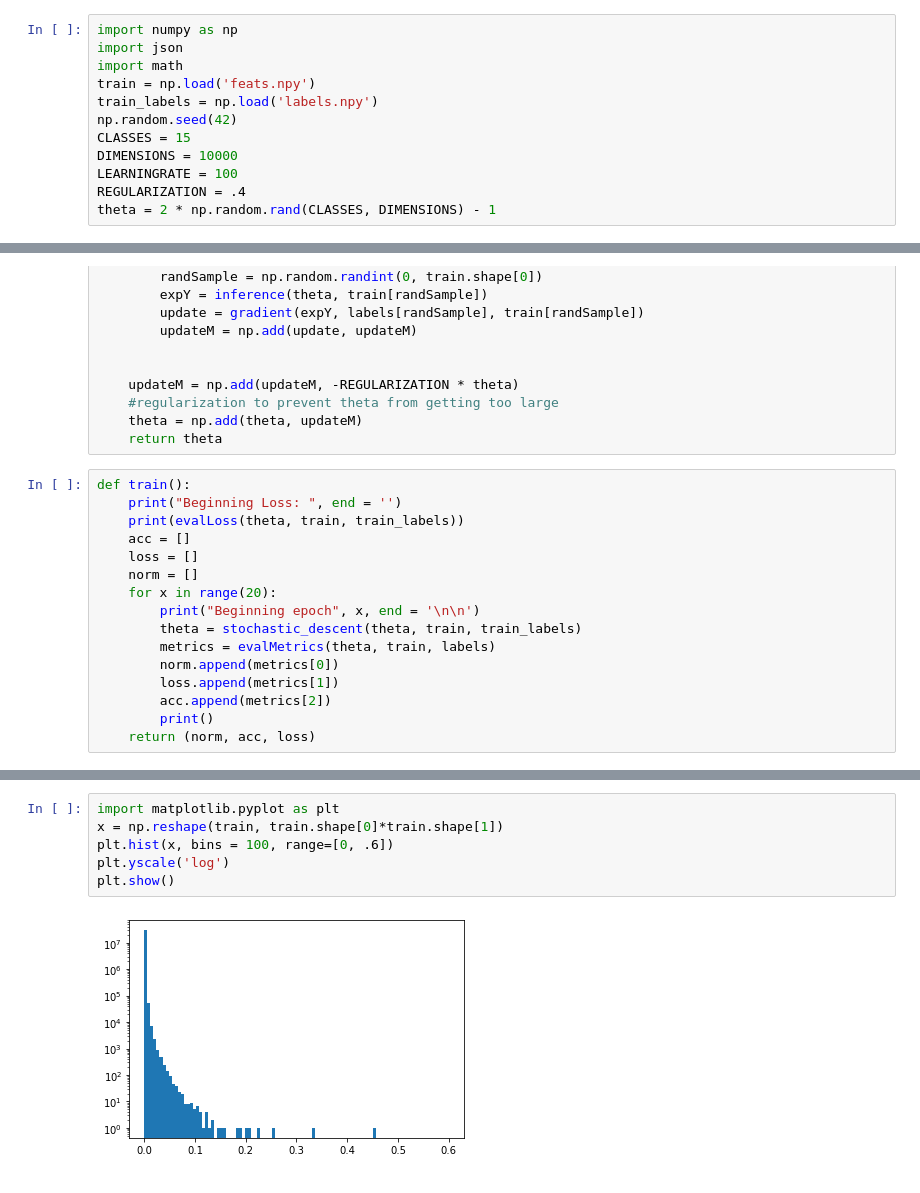
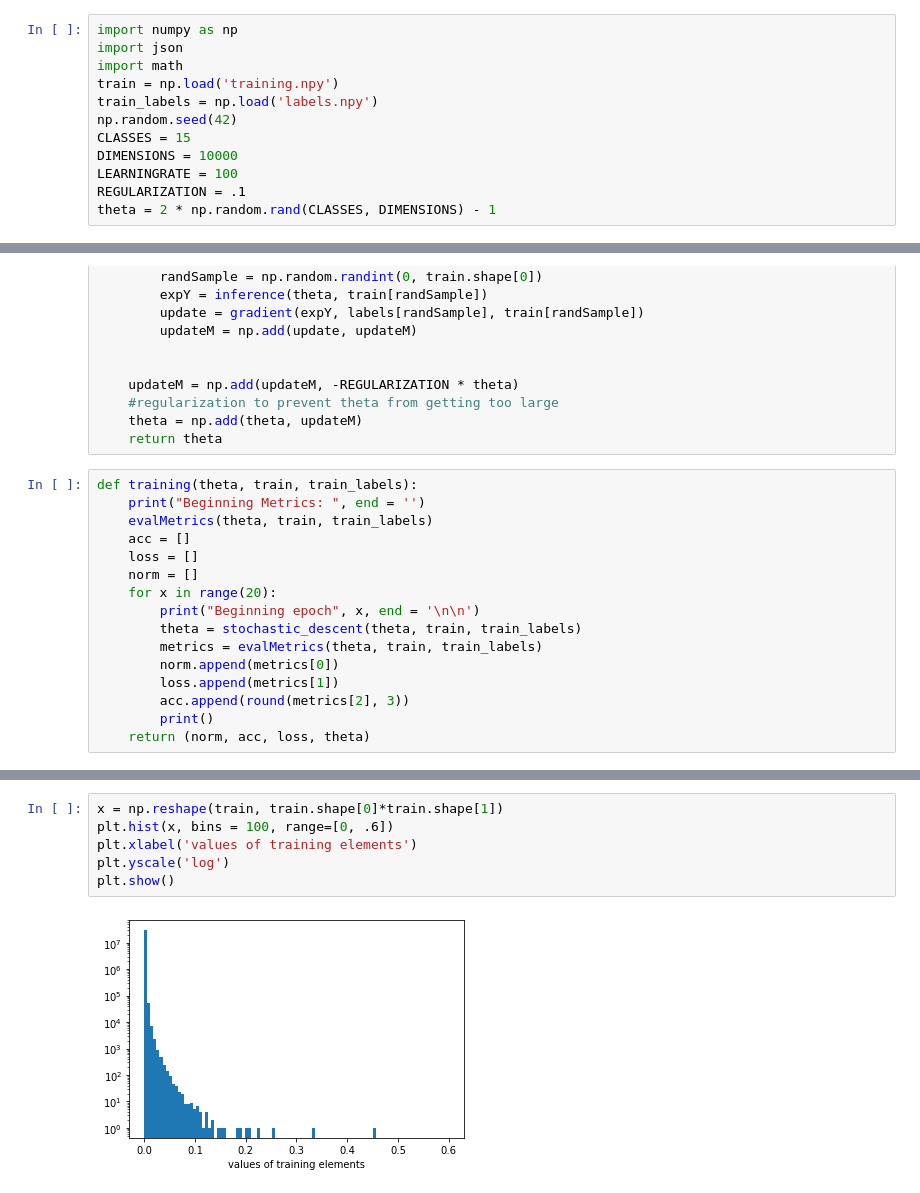
Before and after one commit to ezhang7423/neuralnet-from-scratch, a Jupyter notebook: main.ipynb, the cells around one changed output, grey strips where cells are left out. Drawn from its saved outputs; the diff is of its cells as text.

```diff
--- a/main.ipynb
+++ b/main.ipynb
@@ -2,13 +2,13 @@
 import numpy as np
 import json
 import math
-train = np.load('feats.npy')
+train = np.load('training.npy')
 train_labels = np.load('labels.npy')
 np.random.seed(42)
 CLASSES = 15
 DIMENSIONS = 10000
 LEARNINGRATE = 100
-REGULARIZATION = .4
+REGULARIZATION = .1
 theta = 2 * np.random.rand(CLASSES, DIMENSIONS) - 1
 # %%
 """helper functions"""
@@ -107,18 +107,18 @@ def stochastic_descent(theta, train, labels):
     theta = np.add(theta, updateM)
     return theta
 # %%
-def train():
-    print("Beginning Loss: ", end = '')
-    print(evalLoss(theta, train, train_labels))
+def training(theta, train, train_labels):
+    print("Beginning Metrics: ", end = '')
+    evalMetrics(theta, train, train_labels)
     acc = []
     loss = []
     norm = []
     for x in range(20):
         print("Beginning epoch", x, end = '\n\n')
         theta = stochastic_descent(theta, train, train_labels)
-        metrics = evalMetrics(theta, train, labels)
+        metrics = evalMetrics(theta, train, train_labels)
         norm.append(metrics[0])
         loss.append(metrics[1])
-        acc.append(metrics[2])
+        acc.append(round(metrics[2], 3))
         print()
-    return (norm, acc, loss)
+    return (norm, acc, loss, theta)
@@ -145,11 +167,11 @@ np.argmax(inference(theta, train[0], ))
 # %%
-import matplotlib.pyplot as plt
 x = np.reshape(train, train.shape[0]*train.shape[1])
 plt.hist(x, bins = 100, range=[0, .6])
+plt.xlabel('values of training elements')
 plt.yscale('log')
 plt.show()
 # %% [output]
-[figure, old version]
+[figure, new version]
 # %%
 x = np.reshape(train, train.shape[0]*train.shape[1])
 plt.hist(x, bins = 100, range=[0, .1])
```
Also changed, not shown: parts of 9 cells of this notebook, 2 other files.
